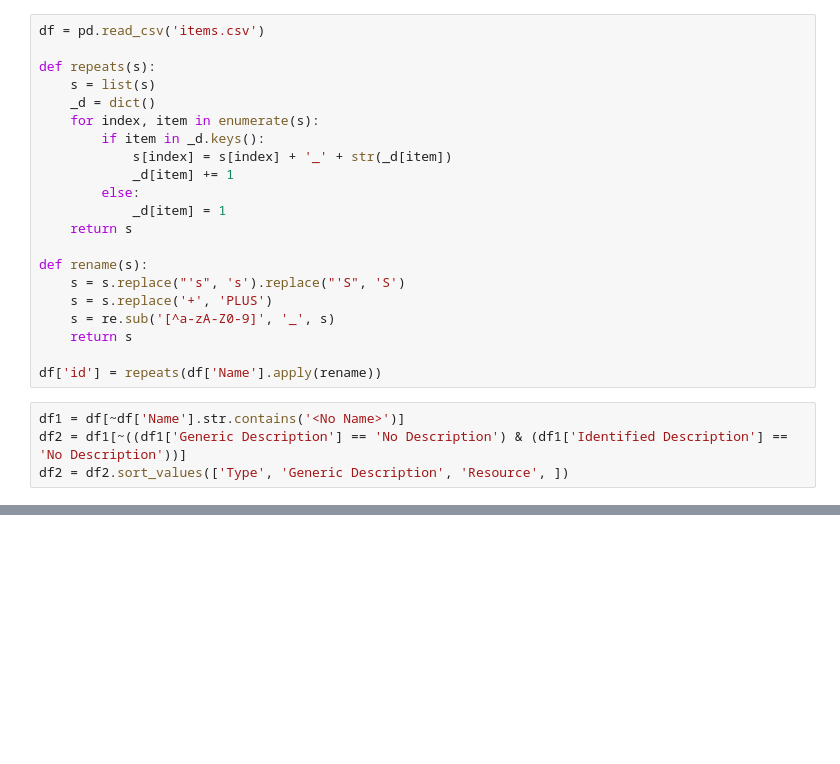
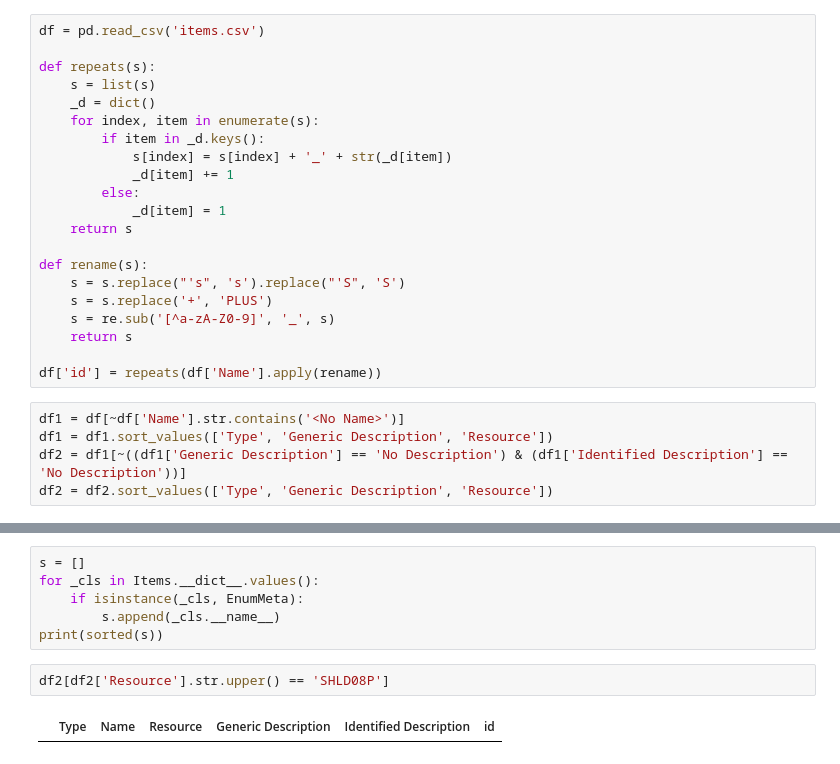
Before and after one commit to yzhcareer/BaldurGate-Save, a Jupyter notebook: Helps.ipynb, the cells around one changed output, grey strips where cells are left out. Drawn from its saved outputs; the diff is of its cells as text; blank space fills up the shorter version.

```diff
--- a/Helps.ipynb
+++ b/Helps.ipynb
@@ -2937,5 +2940,6 @@ def rename(s):
 df['id'] = repeats(df['Name'].apply(rename))
 # %%
 df1 = df[~df['Name'].str.contains('<No Name>')]
+df1 = df1.sort_values(['Type', 'Generic Description', 'Resource'])
 df2 = df1[~((df1['Generic Description'] == 'No Description') & (df1['Identified Description'] == 'No Description'))]
-df2 = df2.sort_values(['Type', 'Generic Description', 'Resource', ])
+df2 = df2.sort_values(['Type', 'Generic Description', 'Resource'])
@@ -2970,0 +2971,10 @@ df2[100:200]
+# %%
+s = []
+for _cls in Items.__dict__.values():
+    if isinstance(_cls, EnumMeta):
+        s.append(_cls.__name__)
+print(sorted(s))
+# %%
+df2[df2['Resource'].str.upper() == 'SHLD08P']
+# %% [output]
+|  | Type | Name | Resource | Generic Description | Identified Description | id |
```
Also changed, not shown: parts of 7 cells of this notebook, 2 other files.
